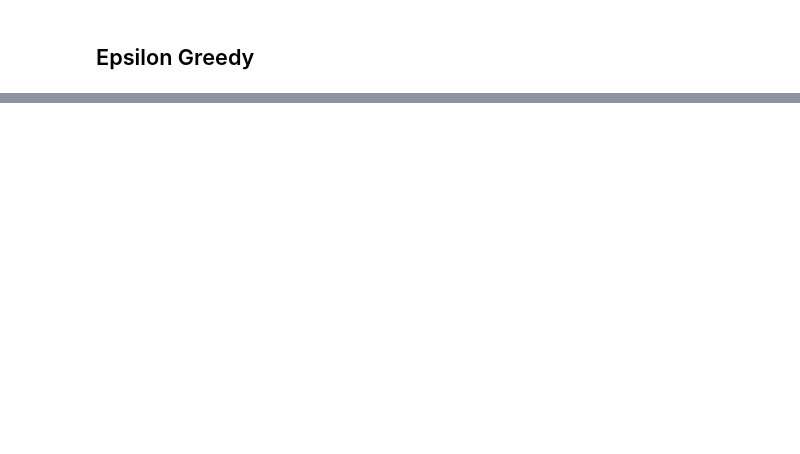
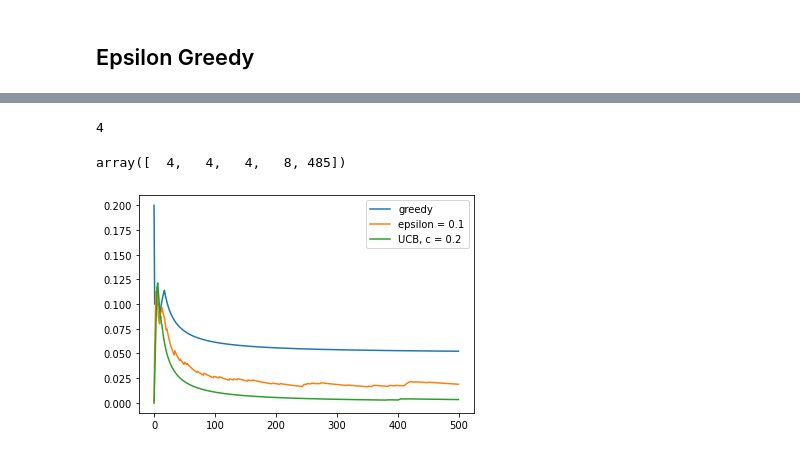
Before and after one commit to Camuslu/4clojure-answer, a Jupyter notebook: multi_armed_bandit.ipynb, the cells around one changed output, grey strips where cells are left out. Cells and saved outputs as stored; diff of their text form; code cells hidden in the pictures; blank space fills up the shorter version.

```diff
--- a/multi_armed_bandit.ipynb
+++ b/multi_armed_bandit.ipynb
@@ -92,0 +102,40 @@ plt.show()
+# %%
+## init estimate reward to be high, so that each arm shall get some chance to be exploited in the initial phase
+estimate_reward = np.array([1.0] * 5)
+chosen_times = np.array([1] * 5)
+expected_return_best_arm = 0.6
+arm_expected_return = np.array([arm.get_p() for arm in Arms])
+avg_regret_by_turn_ucb = []
+# %%
+def choose_arm_UCB(estimate_reward, chosen_times, c, t):
+    estimate_upper_bound = estimate_reward + c * np.sqrt(np.log(t)/chosen_times)
+    return choose_argmax_arm(estimate_upper_bound)
+# %%
+c = 0.2
+for turn in range(500):
+    arm_index = choose_arm_UCB(estimate_reward, chosen_times, c, turn+1)
+    arm = Arms[arm_index]
+    reward = arm.toss()
+    new_estimate_for_chosen_arm = (chosen_times[arm_index] * estimate_reward[arm_index] + reward)/(chosen_times[arm_index] + 1)
+    estimate_reward[arm_index] = new_estimate_for_chosen_arm
+    chosen_times[arm_index] += 1
+    total_reward = np.dot(chosen_times-1, estimate_reward)
+    avg_regret_by_turn_ucb.append(expected_return_best_arm - np.dot(chosen_times - 1, arm_expected_return)/np.sum(chosen_times - 1))
+# %%
+choose_arm_UCB(estimate_reward, chosen_times, 1, 1)
+# %% [output]
+4
+# %%
+chosen_times
+# %% [output]
+array([  4,   4,   4,   8, 485])
+# %%
+import matplotlib.pyplot as plt
+plt.plot(range(500), avg_regret_by_turn, label = "greedy")
+plt.plot(range(500), avg_regret_by_turn_epsilon, label = f"epsilon = {epsilon}")
+plt.plot(range(500), avg_regret_by_turn_ucb, label = f"UCB, c = {c}")
+
+plt.legend()
+plt.show()
+# %% [output]
+[figure, added]
```
Also changed, not shown: parts of 10 cells of this notebook.
